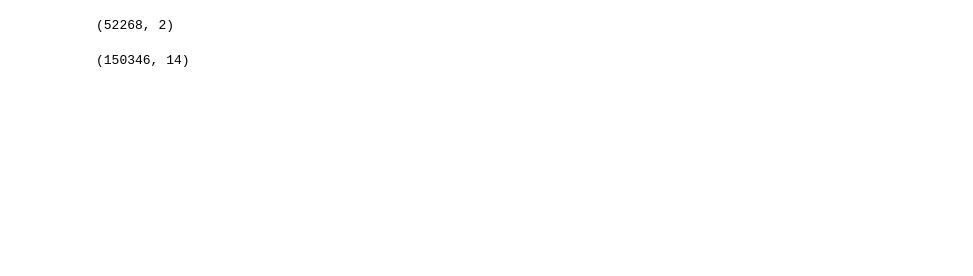
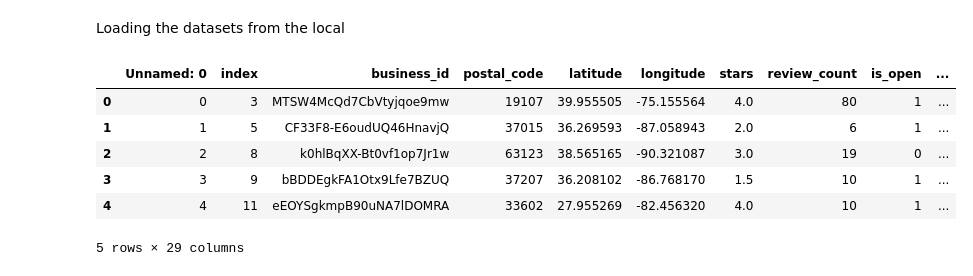
Before and after one commit to Dimasaur/scorecast, a Jupyter notebook: notebooks/food_categories.ipynb, the cells around one changed output. Saved outputs shown, nothing was run; the diff lists cells and outputs as text; code cells hidden in the pictures; blank space fills up the shorter version.

```diff
--- a/notebooks/food_categories.ipynb
+++ b/notebooks/food_categories.ipynb
@@ -5 +7,3 @@ import numpy as np
+# %% [markdown]
+Loading the datasets from the local
 # %%
@@ -9 +27,11 @@ res_ids = pd.read_csv("/Users/dima/code/Dimasaur/scorecast/data/restaurants.csv"
+# %%
+df_res.head()
+# %% [output]
+|  | Unnamed: 0 | index | business_id | postal_code | latitude | longitude | stars | review_count | is_open | ... |
+| 0 | 0 | 3 | MTSW4McQd7CbVtyjqoe9mw | 19107 | 39.955505 | -75.155564 | 4.0 | 80 | 1 | ... |
+| 1 | 1 | 5 | CF33F8-E6oudUQ46HnavjQ | 37015 | 36.269593 | -87.058943 | 2.0 | 6 | 1 | ... |
+| 2 | 2 | 8 | k0hlBqXX-Bt0vf1op7Jr1w | 63123 | 38.565165 | -90.321087 | 3.0 | 19 | 0 | ... |
+| 3 | 3 | 9 | bBDDEgkFA1Otx9Lfe7BZUQ | 37207 | 36.208102 | -86.768170 | 1.5 | 10 | 1 | ... |
+| 4 | 4 | 11 | eEOYSgkmpB90uNA7lDOMRA | 33602 | 27.955269 | -82.456320 | 4.0 | 10 | 1 | ... |
+5 rows × 29 columns
 # %%
@@ -14,9 +42 @@ df_bus = pd.read_csv("/Users/dima/code/Dimasaur/scorecast/raw_data/yelp_business
-# %%
-res_ids.shape
-# %% [output]
-(52268, 2)
-# %%
-df_bus.shape
-# %% [output]
-(150346, 14)
 # %%
```
Also changed, not shown: parts of 25 cells of this notebook, 1 other file.
